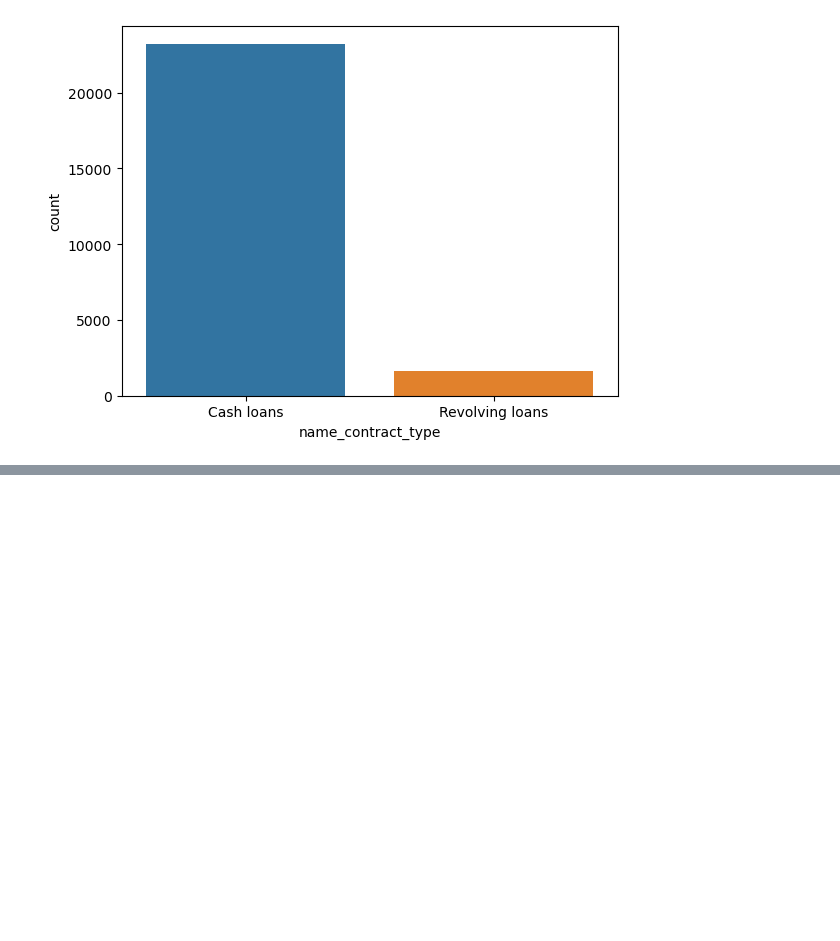
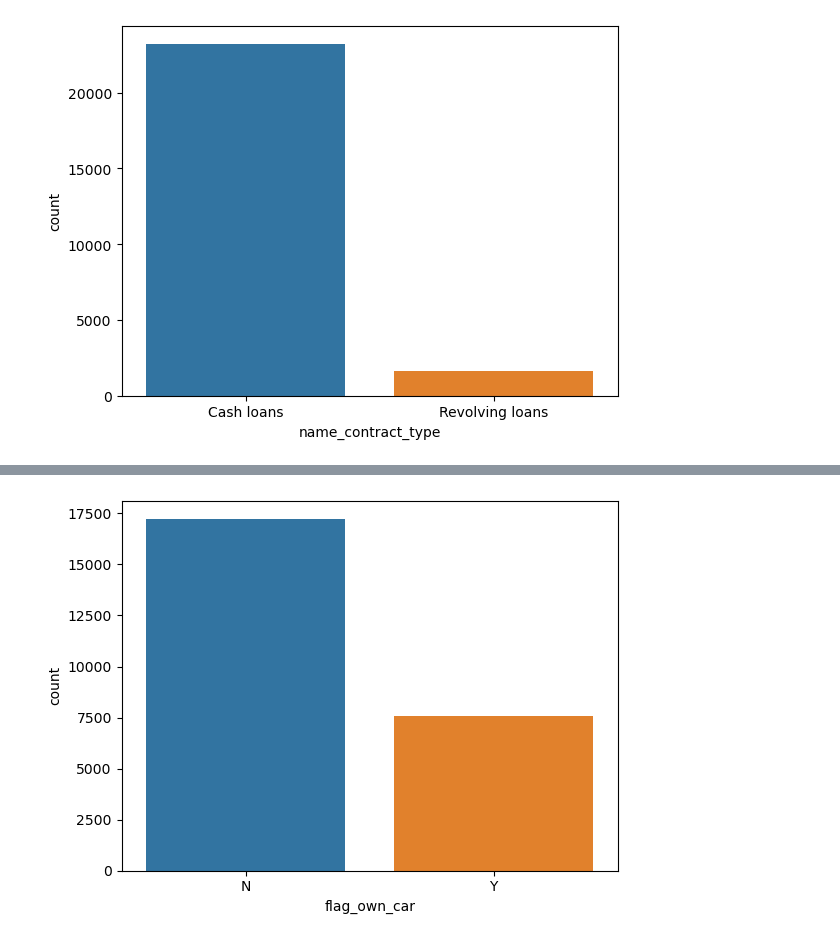
Before and after one commit to Kunind/Loan_default_prediction, a Jupyter notebook: notebooks/EDA.ipynb, the cells around one changed output, grey strips where cells are left out. Drawn from its saved outputs; the diff is of its cells as text; code cells hidden in the pictures; blank space fills up the shorter version.

```diff
--- a/notebooks/EDA.ipynb
+++ b/notebooks/EDA.ipynb
@@ -80,0 +96,5 @@ plt.show()
+# %%
+sns.countplot(data = defaulted_df, x = 'flag_own_car')
+plt.show()
+# %% [output]
+[figure, added]
```
Also changed, not shown: parts of 17 cells of this notebook.
